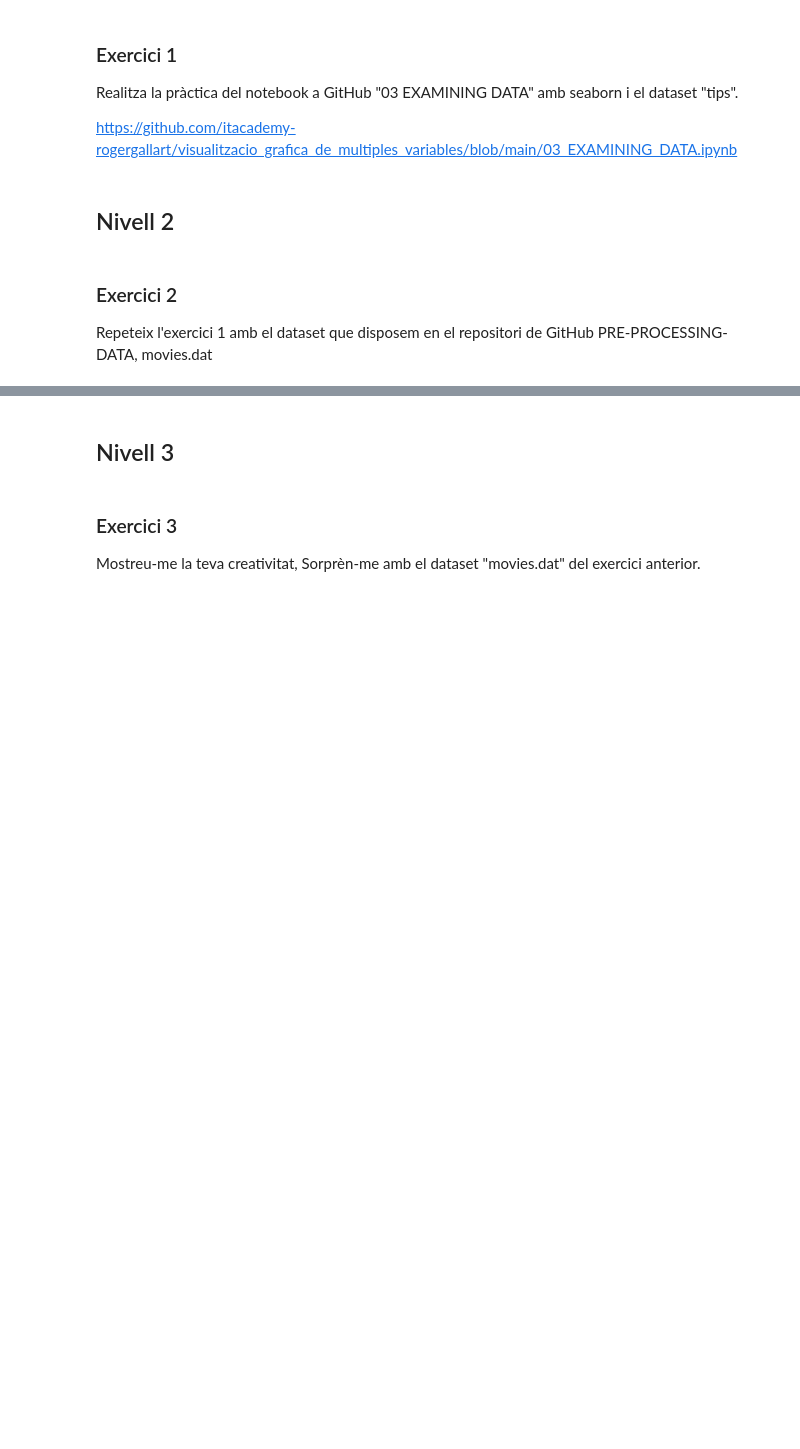
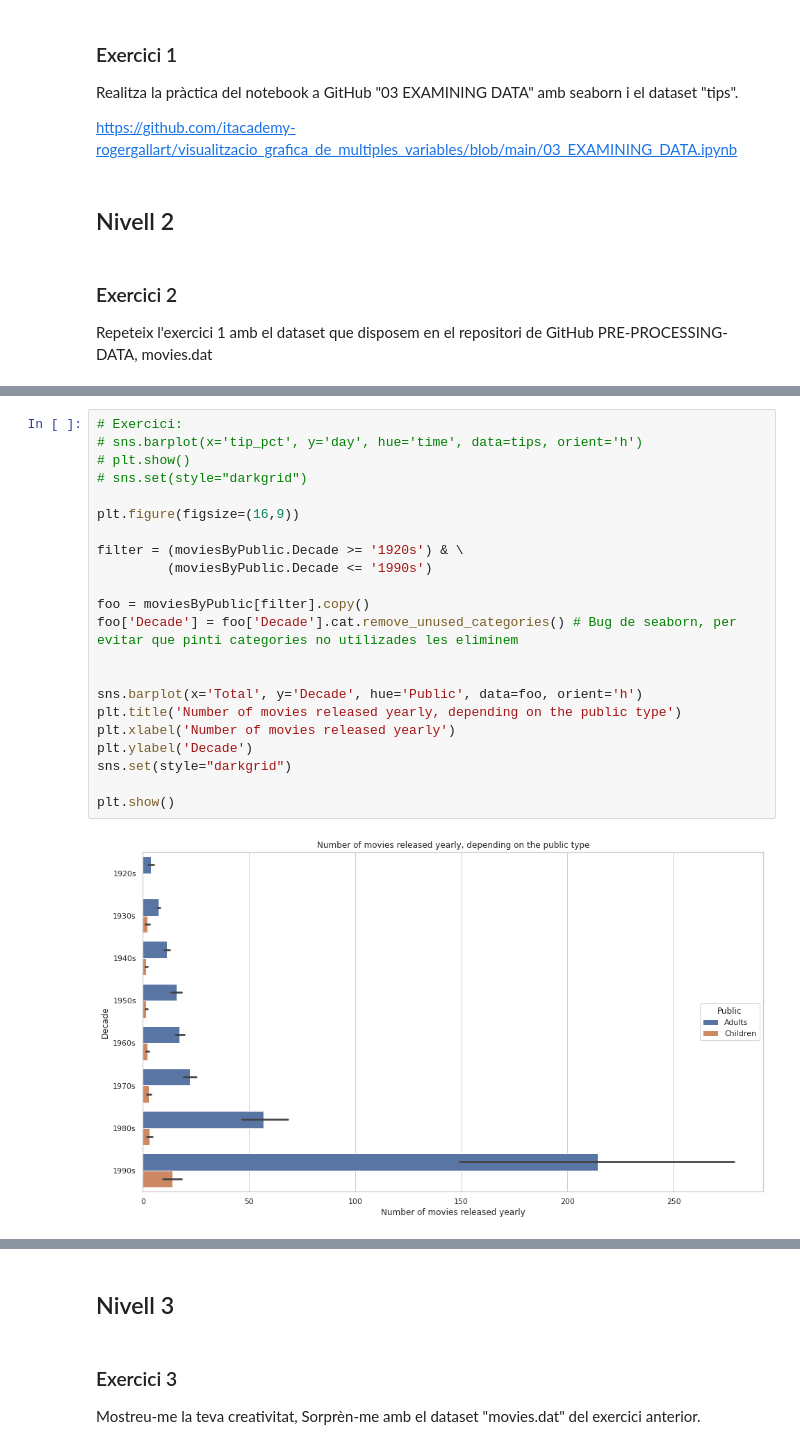
Before and after one commit to itacademy-rogergallart/visualitzacio_grafica_de_multiples_variables, a Jupyter notebook: tasca6A_visualitzacio_grafica_multiples_variables.ipynb, the cells around one changed output, grey strips where cells are left out. Drawn from its saved outputs; the diff is of its cells as text; blank space fills up the shorter version.

```diff
--- a/tasca6A_visualitzacio_grafica_multiples_variables.ipynb
+++ b/tasca6A_visualitzacio_grafica_multiples_variables.ipynb
@@ -101,0 +327,24 @@ memory usage: 166.1+ KB
+# %%
+# Exercici:
+# sns.barplot(x='tip_pct', y='day', hue='time', data=tips, orient='h')
+# plt.show()
+# sns.set(style="darkgrid")
+
+plt.figure(figsize=(16,9))
+
+filter = (moviesByPublic.Decade >= '1920s') & \
+         (moviesByPublic.Decade <= '1990s')
+
+foo = moviesByPublic[filter].copy()
+foo['Decade'] = foo['Decade'].cat.remove_unused_categories() # Bug de seaborn, per evitar que pinti categories no utilizades les eliminem
+
+
+sns.barplot(x='Total', y='Decade', hue='Public', data=foo, orient='h')
+plt.title('Number of movies released yearly, depending on the public type')
+plt.xlabel('Number of movies released yearly')
+plt.ylabel('Decade')
+sns.set(style="darkgrid")
+
+plt.show()
+# %% [output]
+[figure, added]
```
Also changed, not shown: parts of 53 cells of this notebook.
